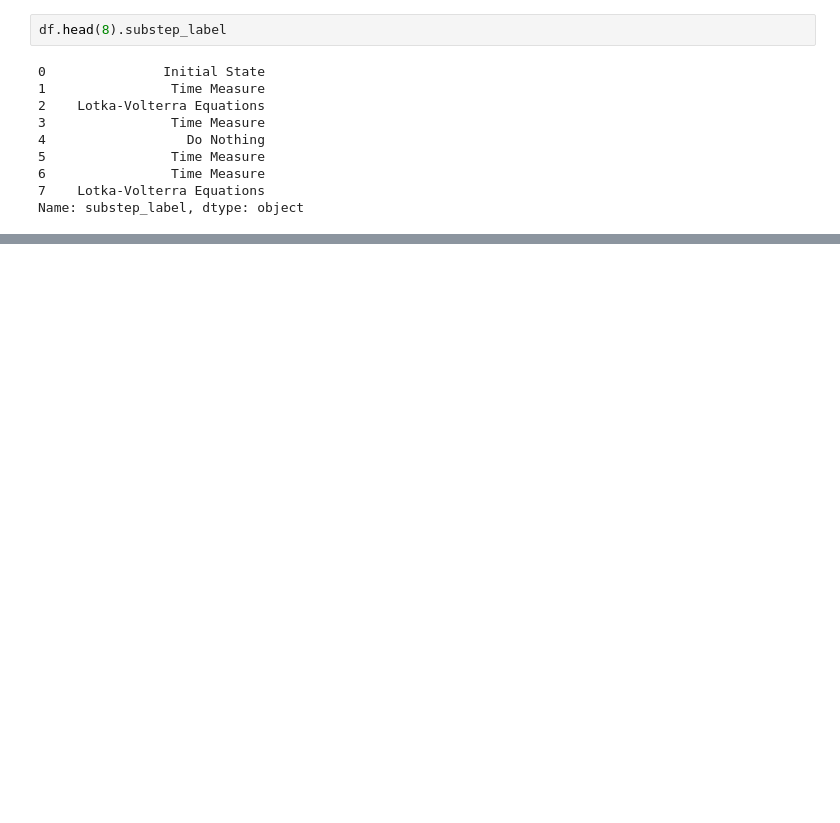
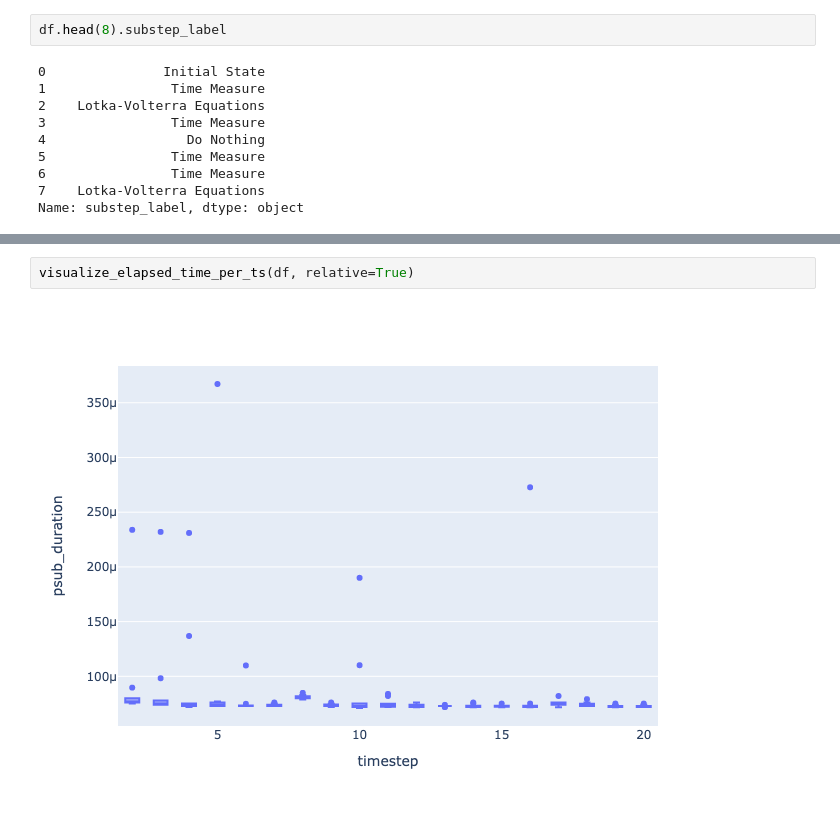
Before and after one commit to cadCAD-org/cadCAD-tools, a Jupyter notebook: notebooks/mpp.ipynb, the cells around one changed output, grey strips where cells are left out. Cells and saved outputs as stored; diff of their text form; blank space fills up the shorter version.

```diff
--- a/notebooks/mpp.ipynb
+++ b/notebooks/mpp.ipynb
@@ -193,3 +186,7 @@ visualize_elapsed_time_per_ts(df, relative=True)
+# %%
+visualize_elapsed_time_per_ts(df, relative=True)
+# %% [output]
+[figure, added]
 # %%
 from cadCAD_tools.profiling.visualizations import visualize_substep_impact
 
```
Also changed, not shown: parts of 8 cells of this notebook, 2 other files.
